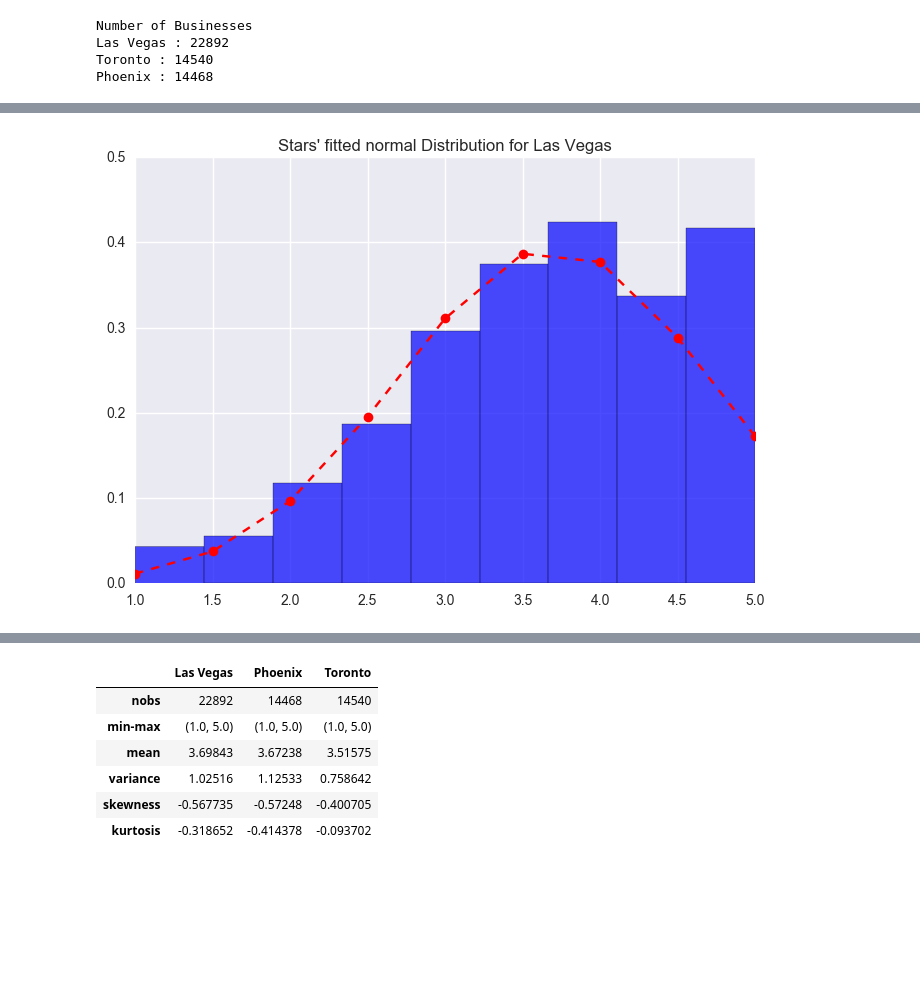
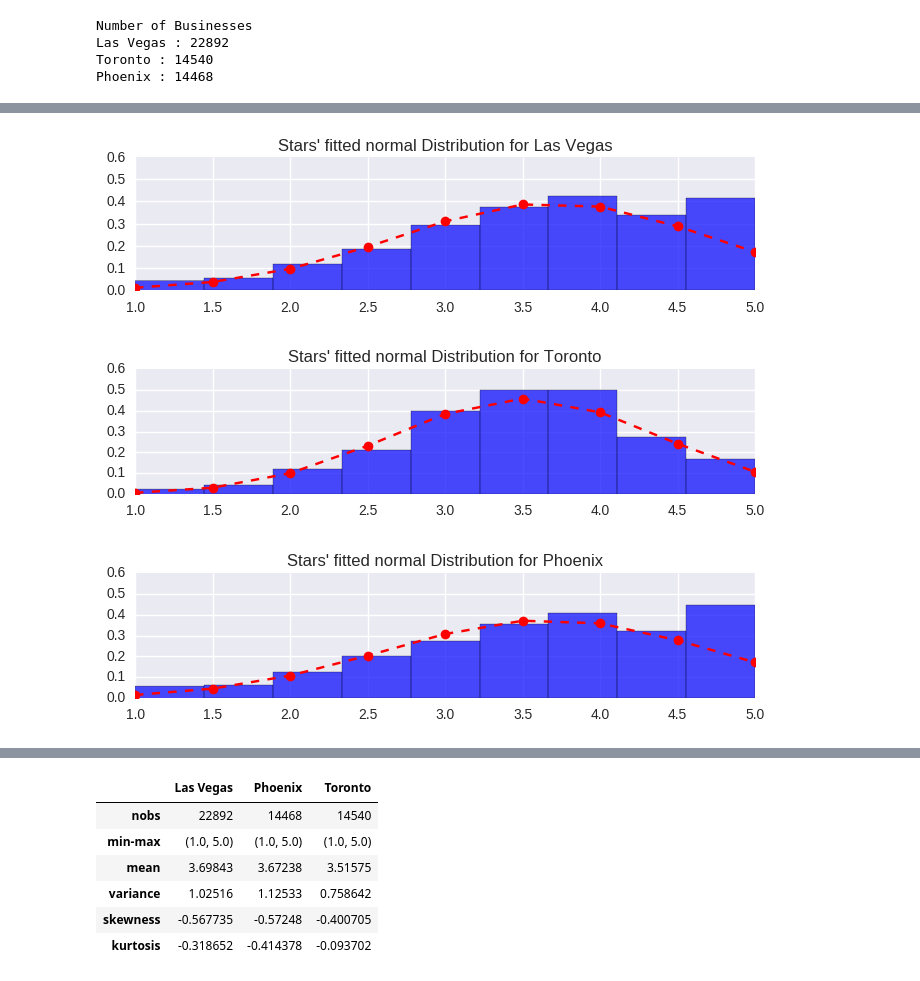
Before and after one commit to klimoka/COMPG011_group_project, a Jupyter notebook: Assi1_extended.ipynb, the cells around one changed output, grey strips where cells are left out. Drawn from its saved outputs; the diff is of its cells as text; code cells hidden in the pictures; blank space fills up the shorter version.

Commit message:
subplots

```diff
--- a/Assi1_extended.ipynb
+++ b/Assi1_extended.ipynb
@@ -9,8 +9,8 @@ from scipy import stats
 import re
 import pylab
 # %%
-business_df= pd.read_csv("D:/csv/yelp_academic_dataset_business.csv")
-review_df= pd.read_csv("D:/csv/yelp_academic_dataset_review.csv")
+business_df= pd.read_csv("data/csv/yelp_academic_dataset_business.csv")
+review_df= pd.read_csv("data/csv/yelp_academic_dataset_review.csv")
 # %%
 business_df.city.value_counts()
 # %% [output]
@@ -76,11 +104,35 @@ plt.show()
 # %%
+plt.subplots_adjust(hspace=.1)
+plt.subplot(311)
 (mu, sigma) = stats.norm.fit(city1_df['stars'])
 n,bins, patches = plt.hist(city1_df['stars'], 9, normed = 1, facecolor = 'blue', alpha = 0.7)
 bins1 = np.linspace(1,5,9)
 y = mlab.normpdf(bins1,mu,sigma)
 l = plt.plot(bins1,y,'ro--',mu,sigma)
-plt.ylim(0,0.5)
+plt.ylim(0,0.6)
 plt.title("Stars' fitted normal Distribution for {}".format(city1))
 plt.show()
+
+plt.subplot(312)
+(mu, sigma) = stats.norm.fit(city2_df['stars'])
+n,bins, patches = plt.hist(city2_df['stars'], 9, normed = 1, facecolor = 'blue', alpha = 0.7)
+bins2 = np.linspace(1,5,9)
+y = mlab.normpdf(bins2,mu,sigma)
+l = plt.plot(bins2,y,'ro--',mu,sigma)
+plt.ylim(0,0.6)
+plt.title("Stars' fitted normal Distribution for {}".format(city2))
+plt.show()
+
+plt.subplot(313)
+(mu, sigma) = stats.norm.fit(city3_df['stars'])
+n,bins, patches = plt.hist(city3_df['stars'], 9, normed = 1, facecolor = 'blue', alpha = 0.7)
+bins3 = np.linspace(1,5,9)
+y = mlab.normpdf(bins3,mu,sigma)
+l = plt.plot(bins3,y,'ro--',mu,sigma)
+plt.ylim(0,0.6)
+plt.title("Stars' fitted normal Distribution for {}".format(city3))
+plt.show()
 # %% [output]
-[figure, old version]
+[figure, new version]
+[figure, added]
+[figure, added]
```
Also changed, not shown: parts of 11 cells of this notebook.
